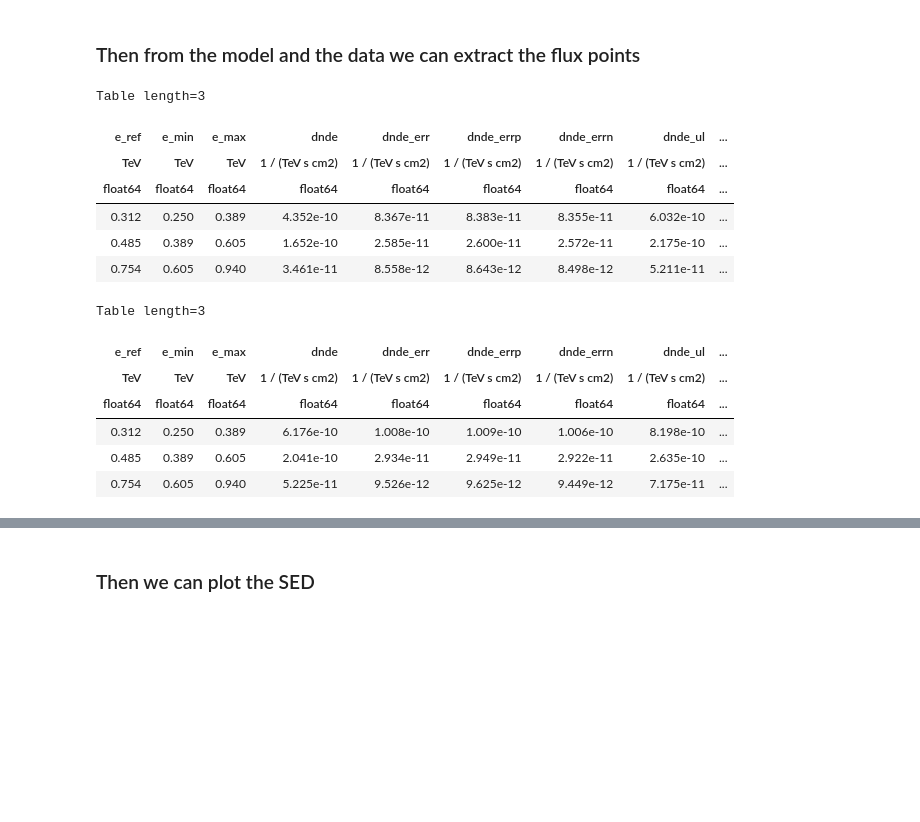
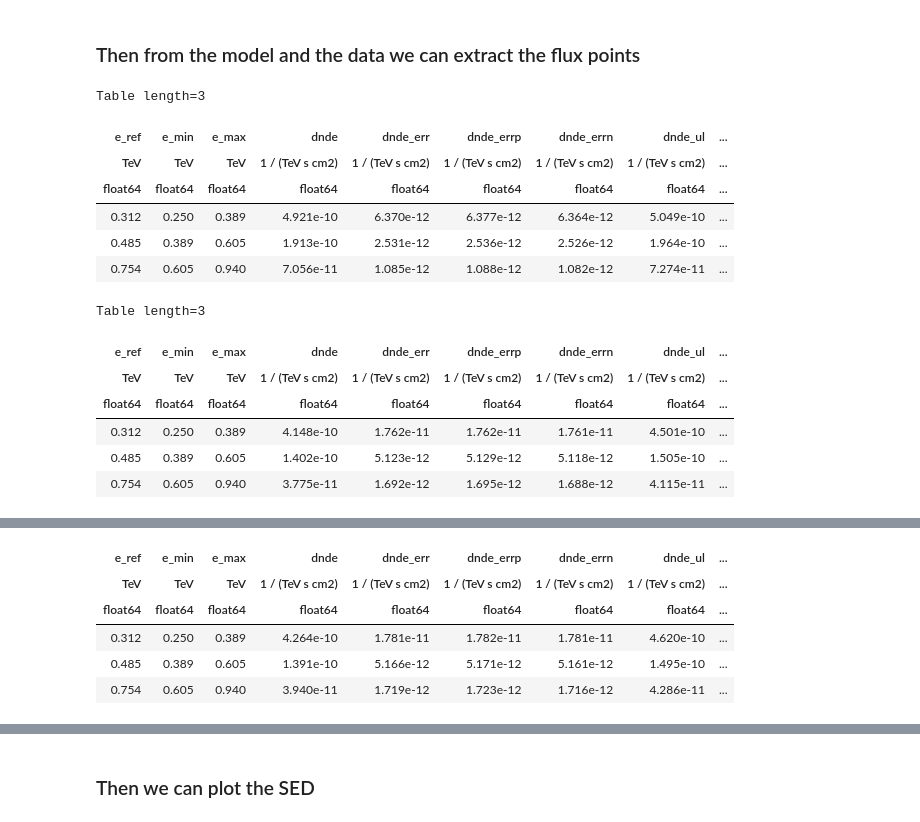
Before and after one commit to juanjq/cherenkov_transparency_corrections, a Jupyter notebook: high_level_analysis/dl3_gammapy_analysis.ipynb, the cells around one changed output, grey strips where cells are left out. Saved outputs shown, nothing was run; the diff lists cells and outputs as text; code cells hidden in the pictures; blank space fills up the shorter version.

```diff
--- a/high_level_analysis/dl3_gammapy_analysis.ipynb
+++ b/high_level_analysis/dl3_gammapy_analysis.ipynb
@@ -43,6 +41,7 @@ root_data = root + "../../data/"
 config_gammapy = root_objects + "config_gammapy_analysis.json"
 
 # Path of dl3 data
+dl3_dir_paper = "/fefs/aswg/workspace/daniel.morcuende/data/real/DL3/Crab_performance/AllSkyMC_v0.9.9/intensity80/all_nodes/gh_eff_0.7_th_cont_0.7/"
 dl3_dir   = root_data + "cherenkov_transparency_corrections/crab/dl3/"
 dl3_dir_s = root_data + "cherenkov_transparency_corrections/crab/dl3_scaled/"
 # %% [markdown]
@@ -231,19 +297,33 @@ spectral_model = LogParabolaSpectralModel(
     beta=0.1,
     reference=1 * u.TeV,
 )
+# -------------------------------------------------------
+# we will use the crab model in general
+model_paper = SkyModel(
+    spectral_model=spectral_model,
+    name="crab"
+)
+# We set the model of all datasets to log parabola
+stacked_dataset_paper.models = model_paper
+# -------------------------------------------------------
+# -------------------------------------------------------
 # we will use the crab model in general
 model = SkyModel(
     spectral_model=spectral_model,
     name="crab"
 )
+# We set the model of all datasets to log parabola
+stacked_dataset.models = model
+# -------------------------------------------------------
+# -------------------------------------------------------
+# we will use the crab model in general
 model_s = SkyModel(
     spectral_model=spectral_model,
     name="crab"
 )
-
 # We set the model of all datasets to log parabola
-stacked_dataset.models   = model
 stacked_dataset_s.models = model_s
+# -------------------------------------------------------
 # %% [markdown]
 ### We fit the model with the stacked dataset
 # %%
@@ -282,29 +378,39 @@ Wall time: 802 ms
 # %%
 %%time
 # then extracting the flux points from the data
 fpe = FluxPointsEstimator(
     energy_edges=energy_fit_edges,
     source=target_name,
     selection_optional="all"
 )
 
+# -------------------------------------------------------
 # We apply the flux point estiation from the datasets
-flux_points   = fpe.run(datasets=stacked_dataset)
+flux_points_paper = fpe.run(datasets=stacked_dataset_paper)
+display(flux_points_paper.to_table(sed_type="dnde", formatted=True)[:3])
+# -------------------------------------------------------
+# -------------------------------------------------------
+# We apply the flux point estiation from the datasets
+flux_points = fpe.run(datasets=stacked_dataset)
+display(flux_points.to_table(sed_type="dnde", formatted=True)[:3])
+# -------------------------------------------------------
+# -------------------------------------------------------
+# We apply the flux point estiation from the datasets
 flux_points_s = fpe.run(datasets=stacked_dataset_s)
-display(flux_points.to_table(sed_type="dnde", formatted=True)[:3])
 display(flux_points_s.to_table(sed_type="dnde", formatted=True)[:3])
+# -------------------------------------------------------
 # %% [output]
 Table length=3
 | e_ref | e_min | e_max | dnde | dnde_err | dnde_errp | dnde_errn | dnde_ul | ... |
 | TeV | TeV | TeV | 1 / (TeV s cm2) | 1 / (TeV s cm2) | 1 / (TeV s cm2) | 1 / (TeV s cm2) | 1 / (TeV s cm2) | ... |
 | float64 | float64 | float64 | float64 | float64 | float64 | float64 | float64 | ... |
-| 0.312 | 0.250 | 0.389 | 4.352e-10 | 8.367e-11 | 8.383e-11 | 8.355e-11 | 6.032e-10 | ... |
-| 0.485 | 0.389 | 0.605 | 1.652e-10 | 2.585e-11 | 2.600e-11 | 2.572e-11 | 2.175e-10 | ... |
-| 0.754 | 0.605 | 0.940 | 3.461e-11 | 8.558e-12 | 8.643e-12 | 8.498e-12 | 5.211e-11 | ... |
+| 0.312 | 0.250 | 0.389 | 4.921e-10 | 6.370e-12 | 6.377e-12 | 6.364e-12 | 5.049e-10 | ... |
+| 0.485 | 0.389 | 0.605 | 1.913e-10 | 2.531e-12 | 2.536e-12 | 2.526e-12 | 1.964e-10 | ... |
+| 0.754 | 0.605 | 0.940 | 7.056e-11 | 1.085e-12 | 1.088e-12 | 1.082e-12 | 7.274e-11 | ... |
 Table length=3
 | e_ref | e_min | e_max | dnde | dnde_err | dnde_errp | dnde_errn | dnde_ul | ... |
 | TeV | TeV | TeV | 1 / (TeV s cm2) | 1 / (TeV s cm2) | 1 / (TeV s cm2) | 1 / (TeV s cm2) | 1 / (TeV s cm2) | ... |
 | float64 | float64 | float64 | float64 | float64 | float64 | float64 | float64 | ... |
-| 0.312 | 0.250 | 0.389 | 6.176e-10 | 1.008e-10 | 1.009e-10 | 1.006e-10 | 8.198e-10 | ... |
-| 0.485 | 0.389 | 0.605 | 2.041e-10 | 2.934e-11 | 2.949e-11 | 2.922e-11 | 2.635e-10 | ... |
-| 0.754 | 0.605 | 0.940 | 5.225e-11 | 9.526e-12 | 9.625e-12 | 9.449e-12 | 7.175e-11 | ... |
+| 0.312 | 0.250 | 0.389 | 4.148e-10 | 1.762e-11 | 1.762e-11 | 1.761e-11 | 4.501e-10 | ... |
+| 0.485 | 0.389 | 0.605 | 1.402e-10 | 5.123e-12 | 5.129e-12 | 5.118e-12 | 1.505e-10 | ... |
+| 0.754 | 0.605 | 0.940 | 3.775e-11 | 1.692e-12 | 1.695e-12 | 1.688e-12 | 4.115e-11 | ... |
@@ -312,0 +418,6 @@ Wall time: 6.09 s
+| e_ref | e_min | e_max | dnde | dnde_err | dnde_errp | dnde_errn | dnde_ul | ... |
+| TeV | TeV | TeV | 1 / (TeV s cm2) | 1 / (TeV s cm2) | 1 / (TeV s cm2) | 1 / (TeV s cm2) | 1 / (TeV s cm2) | ... |
+| float64 | float64 | float64 | float64 | float64 | float64 | float64 | float64 | ... |
+| 0.312 | 0.250 | 0.389 | 4.264e-10 | 1.781e-11 | 1.782e-11 | 1.781e-11 | 4.620e-10 | ... |
+| 0.485 | 0.389 | 0.605 | 1.391e-10 | 5.166e-12 | 5.171e-12 | 5.161e-12 | 1.495e-10 | ... |
+| 0.754 | 0.605 | 0.940 | 3.940e-11 | 1.719e-12 | 1.723e-12 | 1.716e-12 | 4.286e-11 | ... |
```
Also changed, not shown: parts of 15 cells of this notebook, 15 other files.
